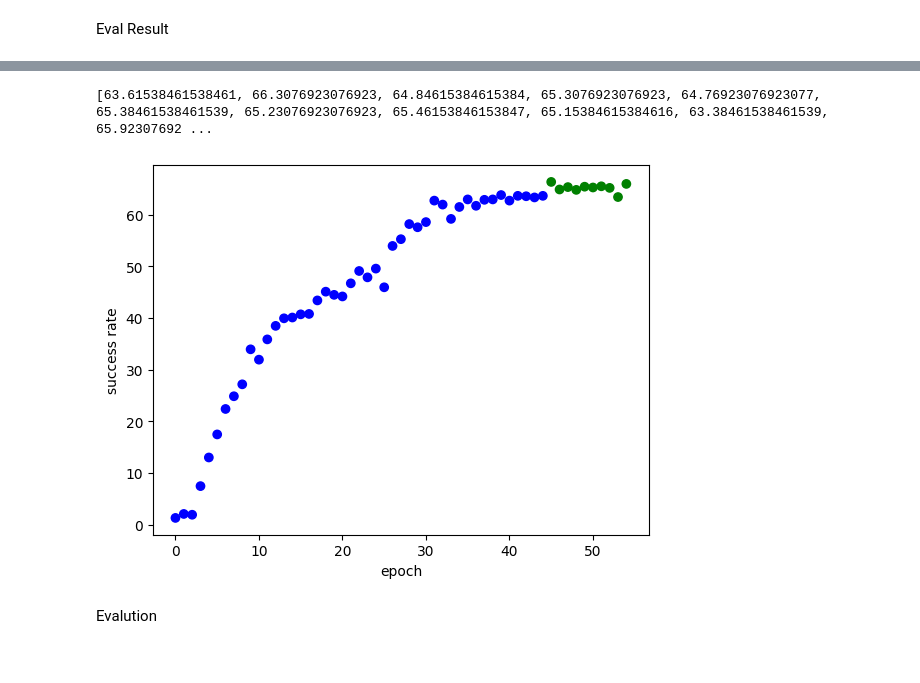
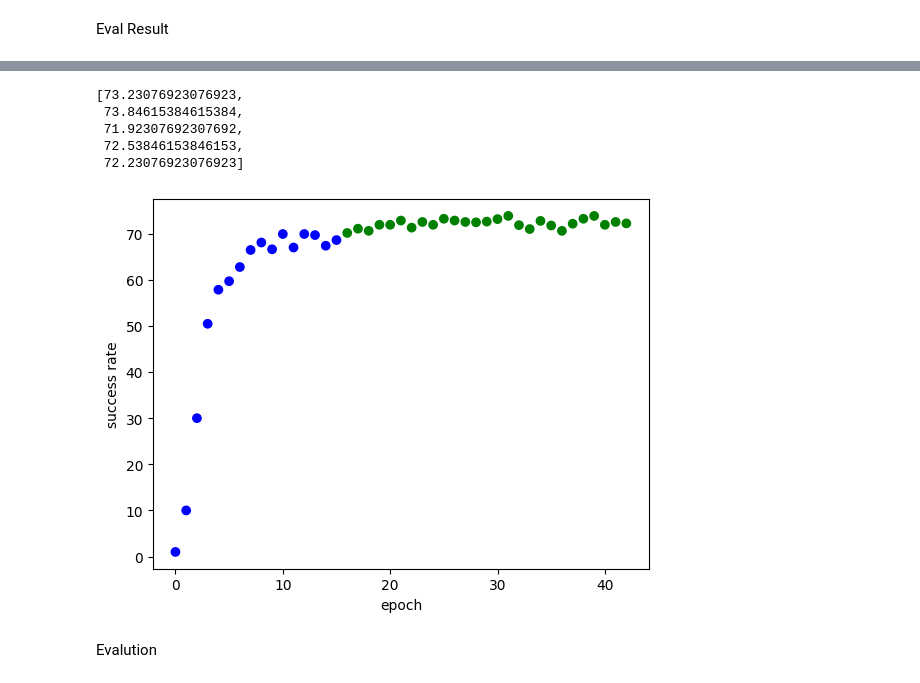
Before and after one commit to jiajingk/train_vima, a Jupyter notebook: visualize.ipynb, the cells around one changed output, grey strips where cells are left out. Saved outputs shown, nothing was run; the diff lists cells and outputs as text; code cells hidden in the pictures.

```diff
--- a/visualize.ipynb
+++ b/visualize.ipynb
@@ -285,20 +327,29 @@ ys[-11:]
-# %%
-xs, ys = extract_avg_success(success_rate_trace)
-plt.xlabel('epoch')
-plt.ylabel('success rate')
-def decide(i):
-    if i < 45:
-        return 'b'
-    elif 45 <= i <= 55:
-        return 'g'
-    return 'r'
-
-colors = [decide(x) for x in xs]
-_ = plt.scatter(xs, ys, color=colors)
-print(ys[-11:])
-# %% [output]
-[63.61538461538461, 66.3076923076923, 64.84615384615384, 65.3076923076923, 64.76923076923077, 65.38461538461539, 65.23076923076923, 65.46153846153847, 65.15384615384616, 63.38461538461539, 65.92307692 ...
-[figure, removed]
+# %%
+xs1, ys1 = extract_avg_success(success_rate_trace1)
+xs2, ys2 = extract_avg_success(success_rate_trace2)
+plt.xlabel('epoch')
+plt.ylabel('success rate')
+def decide1(i):
+    if i > 15:
+        return 'g'
+    return 'b'
+def decide2(i):
+    return 'g'
+colors1 = [decide1(x) for x in xs1]
+colors2 = [decide2(x) for x in xs2]
+t = 1000
+_ = plt.scatter(xs1[:t], ys1[:t], color=colors1[:t])
+#_ = plt.scatter(xs2[:t], ys2[:t], color=colors2[:t])
+import heapq
+heapq.nlargest(5, zip(ys1, range(len(ys1))))
+ys1[-5:]
+# %% [output]
+[73.23076923076923,
+ 73.84615384615384,
+ 71.92307692307692,
+ 72.53846153846153,
+ 72.23076923076923]
+[figure, added]
 # %% [markdown]
 Evalution
 # %%
```
Also changed, not shown: parts of 26 cells of this notebook, 7 other files.
